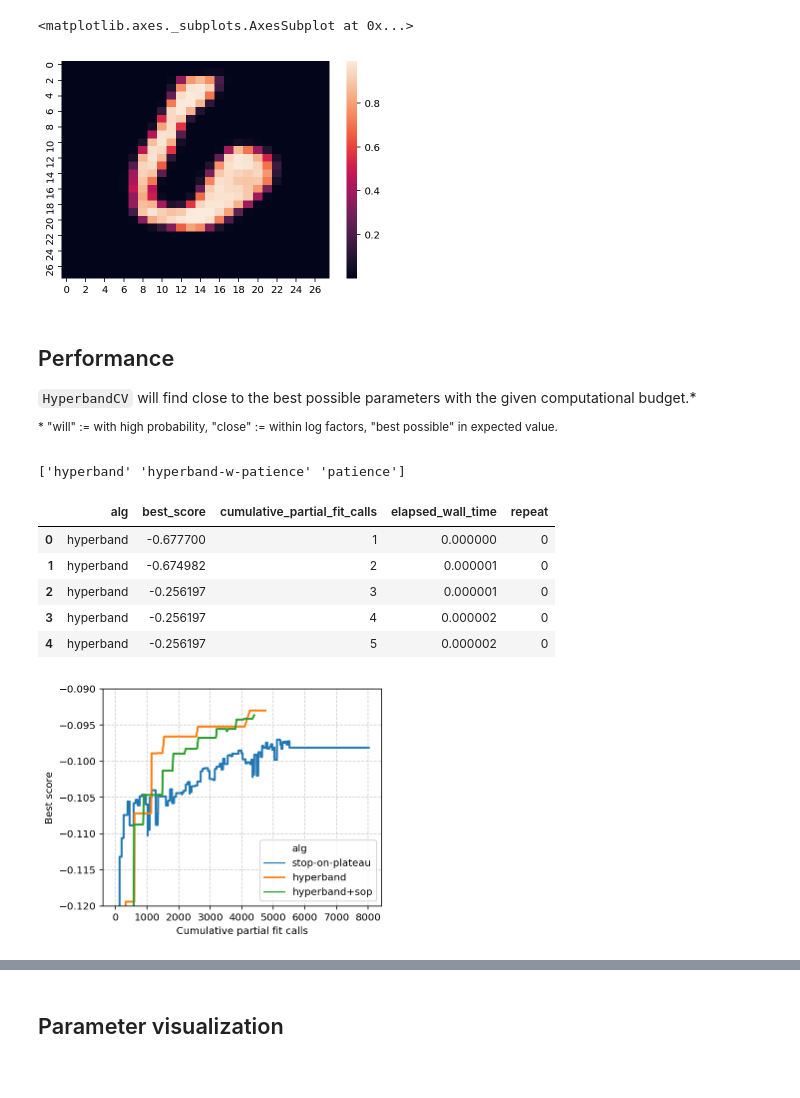
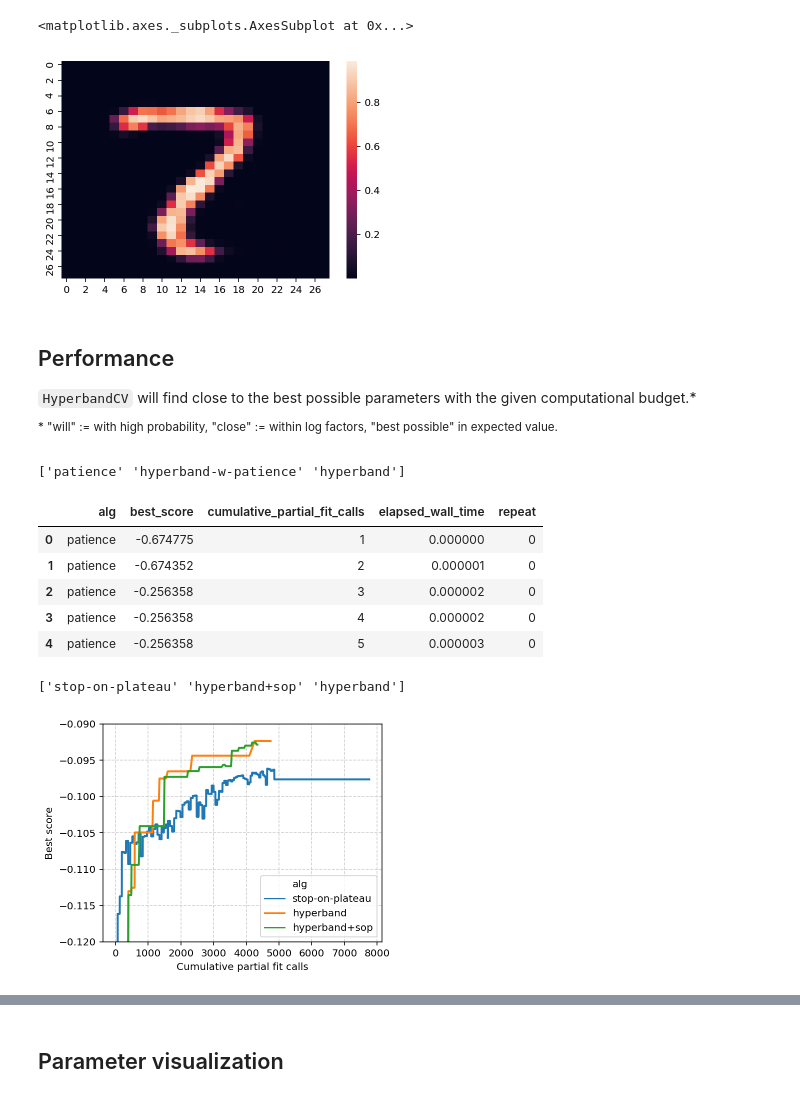
Before and after one commit to stsievert/dask-hyperband-comparison, a Jupyter notebook: Visualize.ipynb, the cells around one changed output, grey strips where cells are left out. Drawn from its saved outputs; the diff is of its cells as text; code cells hidden in the pictures.

```diff
--- a/Visualize.ipynb
+++ b/Visualize.ipynb
@@ -11,13 +11,19 @@ def read_json(filename):
 # list of arrays for each model.
 # DIR = "./"
 DIR = f"./out/{today}/"
-DIR = f"tmp/out/{today}/"
+DIR = f"out/{today}/out/"
 cv_results = {alg: read_json(DIR + f"{today}-{alg}-cv_results.json") for alg in ["hyperband", "hyperband-w-patience", "patience"]}
 
 # list of arrays with each score/time/etc. Each model entered more than once.
-histories = {alg: read_json(DIR + f"{today}-{alg}-history.json")for alg in ["hyperband", "hyperband-w-patience", "patience"]}
 
-ALGS = ["hyperband", "hyperband-w-patience", "patience", "passive"]
+# ordered by adaptive-ness
+ALGS = [
+    # "passive",
+    "patience",
+    "hyperband-w-patience",
+    "hyperband",
+]
+histories = {alg: read_json(DIR + f"{today}-{alg}-history.json")for alg in ALGS}
 params = {alg: read_json(DIR + f"{today}-{alg}-params.json") for alg in ALGS}
 
 best = {alg: read_json(DIR + f"{today}-{alg}-best-params-and-score.json") for alg in ALGS}
@@ -92,4 +44,4 @@ hyperband
 # %%
-for alg, hist in histories.items():
-    print(alg, len(hist))
-    pprint({k: v for k, v in hist[0].items() if "params" != k})
+# for alg, hist in histories.items():
+#     print(alg, len(hist))
+#     pprint({k: v for k, v in hist[0].items() if "params" != k})
@@ -120,7 +54,7 @@ import seaborn as sns
 sns.heatmap(y_hat[0].reshape(28, 28))
 # %% [output]
 <matplotlib.axes._subplots.AxesSubplot at 0x...>
-[figure, old version]
+[figure, new version]
 # %% [markdown]
 ## Performance
 `HyperbandCV` will find close to the best possible parameters with the given computational budget.*
@@ -190,46 +124,48 @@ df.elapsed_wall_time.describe()
 print(df.alg.unique())
 df.head()
 # %% [output]
-['hyperband' 'hyperband-w-patience' 'patience']
+['patience' 'hyperband-w-patience' 'hyperband']
 |  | alg | best_score | cumulative_partial_fit_calls | elapsed_wall_time | repeat |
-| 0 | hyperband | -0.677700 | 1 | 0.000000 | 0 |
-| 1 | hyperband | -0.674982 | 2 | 0.000001 | 0 |
-| 2 | hyperband | -0.256197 | 3 | 0.000001 | 0 |
-| 3 | hyperband | -0.256197 | 4 | 0.000002 | 0 |
-| 4 | hyperband | -0.256197 | 5 | 0.000002 | 0 |
+| 0 | patience | -0.674775 | 1 | 0.000000 | 0 |
+| 1 | patience | -0.674352 | 2 | 0.000001 | 0 |
+| 2 | patience | -0.256358 | 3 | 0.000002 | 0 |
+| 3 | patience | -0.256358 | 4 | 0.000002 | 0 |
+| 4 | patience | -0.256358 | 5 | 0.000003 | 0 |
 # %%
 import seaborn as sns
 import matplotlib.pyplot as plt
 # plt.style.use()
-
-# adaptiveness = ["patience", "hyperband-w-patience", "hyperband"]
-adaptiveness = ["stop-on-plateau", "hyperband", "hyperband+sop"]
 
 show = df.copy()
 idx = show.alg == "patience"
 show.loc[idx, "alg"] = "stop-on-plateau"
 idx = show.alg == "hyperband-w-patience"
 show.loc[idx, "alg"] = "hyperband+sop"
+print(show.alg.unique())
+
+# algs = ["passive", "stop-on-plateau", "hyperband", "hyperband+sop"]
+algs = ["stop-on-plateau", "hyperband", "hyperband+sop"]
 
 # show["Passes through data"] = df["cumulative_partial_fit_calls"] / 3
 fig, ax = plt.subplots(figsize=(5, 4))
 ax = sns.lineplot(
     data=show,
     x="cumulative_partial_fit_calls",
     y="best_score",
     hue="alg",
-    hue_order=adaptiveness,
+    hue_order=algs,
 #     palette="magma_r",
     linewidth=2,
     ax=ax,
 )
 ax.set_ylim(-0.12, -0.09)
 ax.grid(linestyle="--", alpha=0.6)
 ax.set_ylabel("Best score")
 ax.set_xlabel("Cumulative partial fit calls")
 plt.savefig(f"{today}-cum-calls.svg", bbox_inches="tight")
 # %% [output]
+['stop-on-plateau' 'hyperband+sop' 'hyperband']
-[figure, old version]
+[figure, new version]
 # %%
 # s = df[df.alg == "hyperband-w-patience"]
 # %%
```
Also changed, not shown: parts of 17 cells of this notebook, 11 other files.
